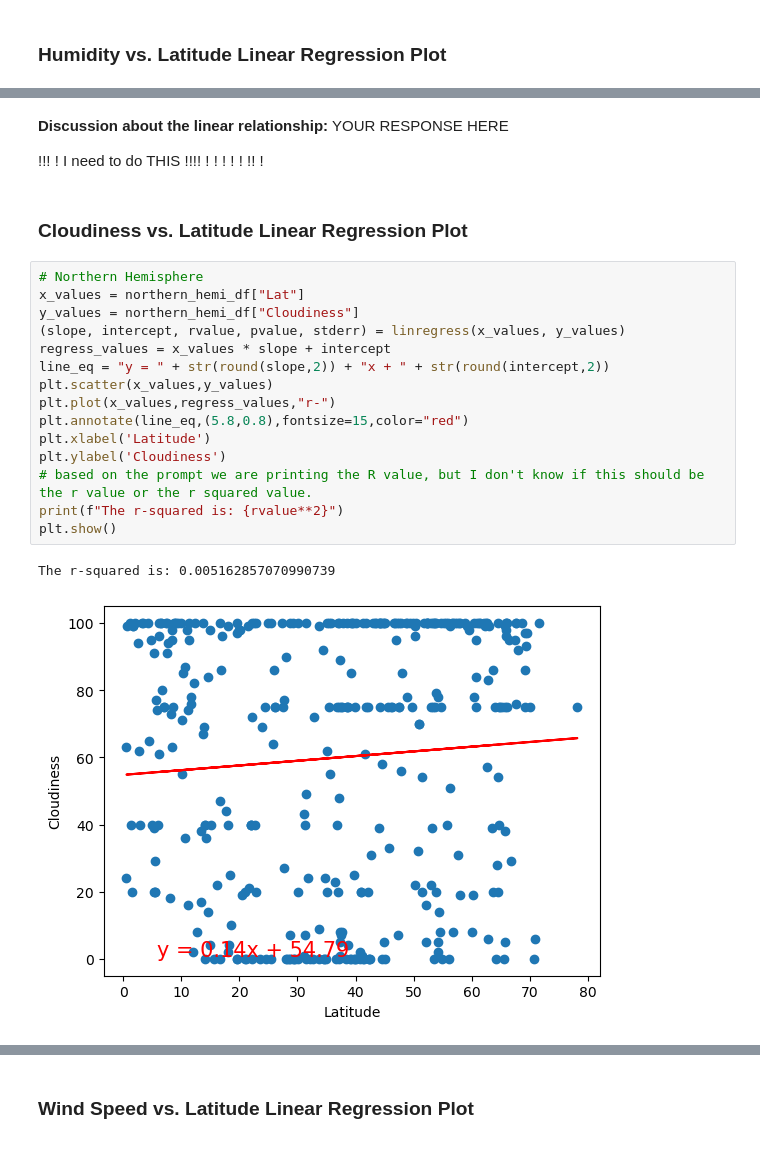
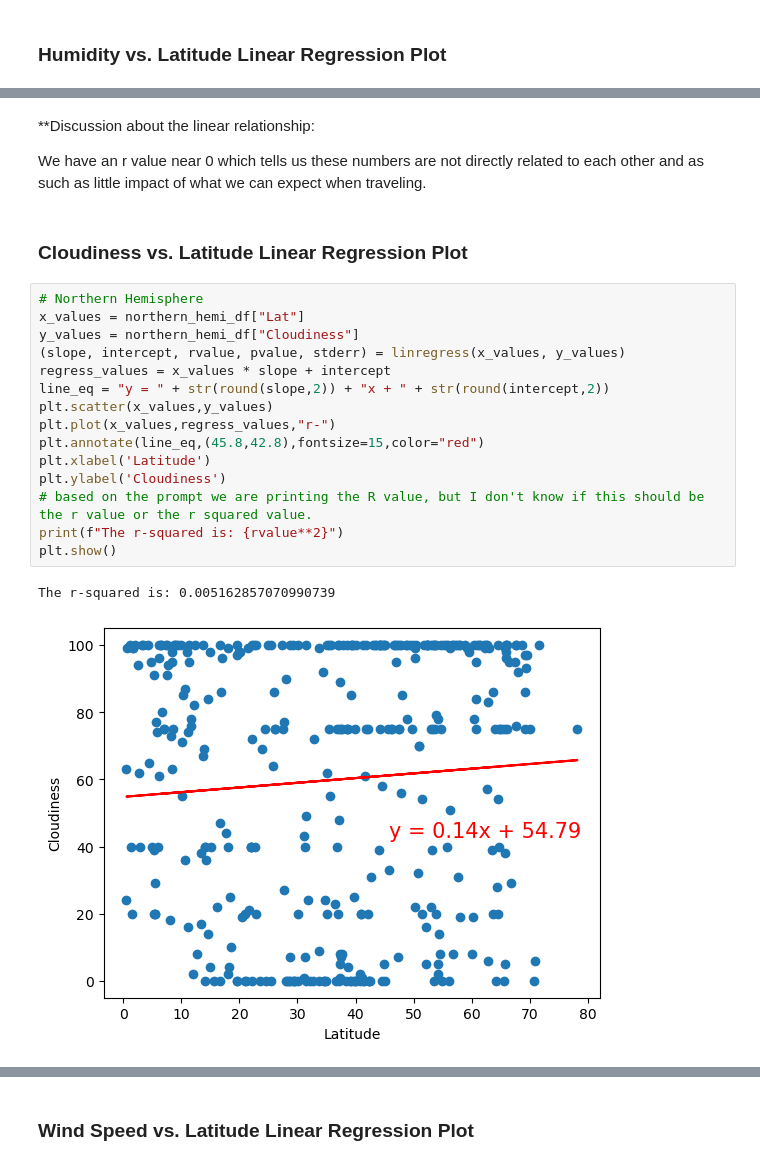
Before and after one commit to JiminieJames/python-api-challenge, a Jupyter notebook: WeatherPy.ipynb, the cells around one changed output, grey strips where cells are left out. Cells and saved outputs as stored; diff of their text form.

```diff
--- a/WeatherPy.ipynb
+++ b/WeatherPy.ipynb
@@ -455,28 +460,27 @@ The r-squared is: 0.005322860482665699
-# %% [markdown]
-**Discussion about the linear relationship:** YOUR RESPONSE HERE
-
-
-!!! ! I need to do THIS !!!! !  ! ! ! ! !! !
+# %% [markdown]
+**Discussion about the linear relationship:
+
+We have an r value near 0 which tells us these numbers are not directly related to each other and as such as little impact of what we can expect when traveling.
 # %% [markdown]
 ### Cloudiness vs. Latitude Linear Regression Plot
 # %%
 # Northern Hemisphere
 x_values = northern_hemi_df["Lat"]
 y_values = northern_hemi_df["Cloudiness"]
 (slope, intercept, rvalue, pvalue, stderr) = linregress(x_values, y_values)
 regress_values = x_values * slope + intercept
 line_eq = "y = " + str(round(slope,2)) + "x + " + str(round(intercept,2))
 plt.scatter(x_values,y_values)
 plt.plot(x_values,regress_values,"r-")
-plt.annotate(line_eq,(5.8,0.8),fontsize=15,color="red")
+plt.annotate(line_eq,(45.8,42.8),fontsize=15,color="red")
 plt.xlabel('Latitude')
 plt.ylabel('Cloudiness')
 # based on the prompt we are printing the R value, but I don't know if this should be the r value or the r squared value.
 print(f"The r-squared is: {rvalue**2}")
 plt.show()
 # %% [output]
 The r-squared is: 0.005162857070990739
-[figure, old version]
+[figure, new version]
 # %%
 # Southern Hemisphere
 x_values = southern_hemi_df["Lat"]
```
Also changed, not shown: parts of 15 cells of this notebook, 1 other file.
